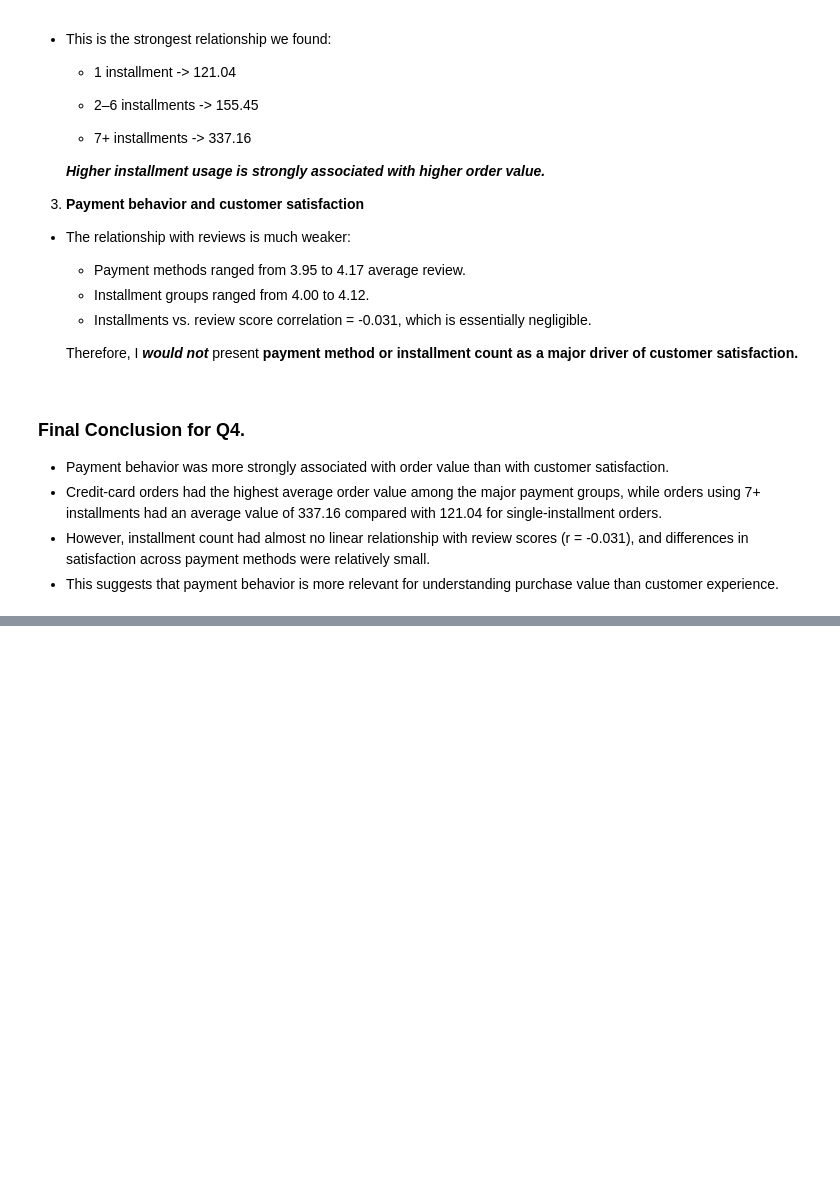
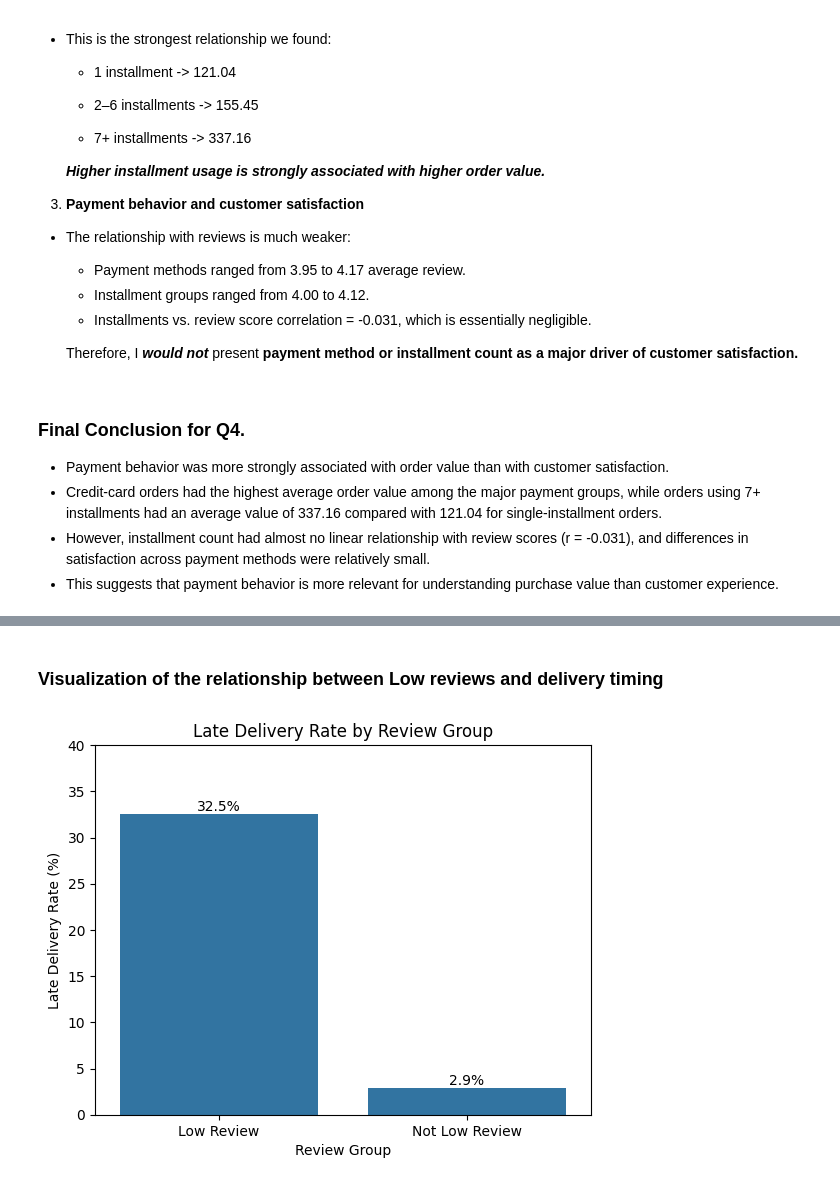
Before and after one commit to VishnuCodes96/olist-marketplace-analysis, a Jupyter notebook: notebooks/Olist_Marketplace_Performance_Customer_Experience_Analysis.ipynb, the cells around one changed output, grey strips where cells are left out. Drawn from its saved outputs; the diff is of its cells as text; code cells hidden in the pictures; blank space fills up the shorter version.

```diff
--- a/notebooks/Olist_Marketplace_Performance_Customer_Experience_Analysis.ipynb
+++ b/notebooks/Olist_Marketplace_Performance_Customer_Experience_Analysis.ipynb
@@ -2591,0 +2974,22 @@ plt.show()
+# %% [markdown]
+### Visualization of the relationship between Low reviews and delivery timing
+# %%
+ax = sns.barplot(
+    data=low_review_delivery[
+        low_review_delivery["delivery_status"] == "Late"
+    ],
+    x="low_review",
+    y="percentage"
+)
+
+plt.xlabel("Review Group")
+plt.ylabel("Late Delivery Rate (%)")
+plt.title("Late Delivery Rate by Review Group")
+plt.ylim(0, 40)
+
+for container in ax.containers:
+    ax.bar_label(container, fmt="%.1f%%")
+
+plt.show()
+# %% [output]
+[figure, added]
```
Also changed, not shown: parts of 41 cells of this notebook.
